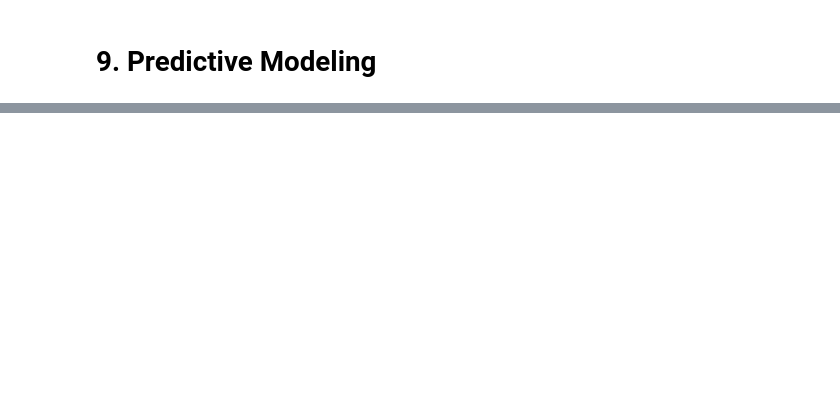
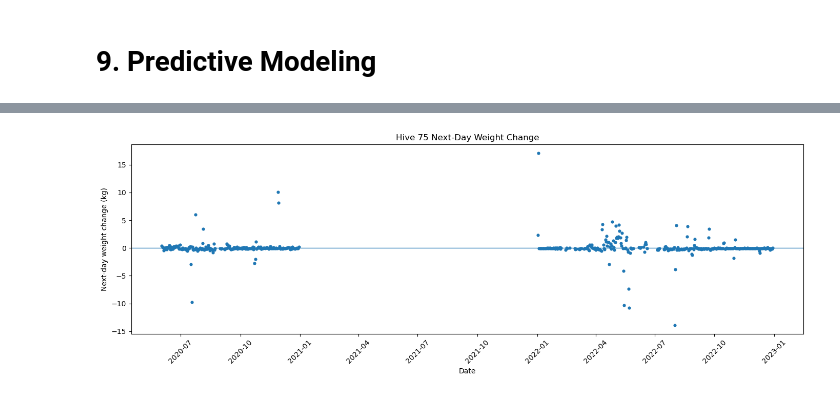
Before and after one commit to stephfn/honey-yield-predictive-model, a Jupyter notebook: Stephanie_Work/Honey_DuckDB_Practice.ipynb, the cells around one changed output, grey strips where cells are left out. Drawn from its saved outputs; the diff is of its cells as text; code cells hidden in the pictures; blank space fills up the shorter version.

```diff
--- a/Stephanie_Work/Honey_DuckDB_Practice.ipynb
+++ b/Stephanie_Work/Honey_DuckDB_Practice.ipynb
@@ -1169,0 +1551,30 @@ Created final modeling table: honey_model
+# %%
+hive_change_df = con.execute("""
+SELECT
+    measurement_date,
+    end_of_day_weight_kg,
+    target_next_day_weight_change_kg,
+    large_next_day_change_flag
+FROM honey_model
+WHERE hive_id = 75
+ORDER BY measurement_date;
+""").df()
+
+plt.figure(figsize=(14, 5))
+
+plt.axhline(0, linewidth=1)
+
+plt.scatter(
+    hive_change_df["measurement_date"],
+    hive_change_df["target_next_day_weight_change_kg"],
+    s=12
+)
+
+plt.title("Hive 75 Next-Day Weight Change")
+plt.xlabel("Date")
+plt.ylabel("Next-day weight change (kg)")
+plt.xticks(rotation=45)
+plt.tight_layout()
+plt.show()
+# %% [output]
+[figure, added]
```
Also changed, not shown: parts of 56 cells of this notebook.
